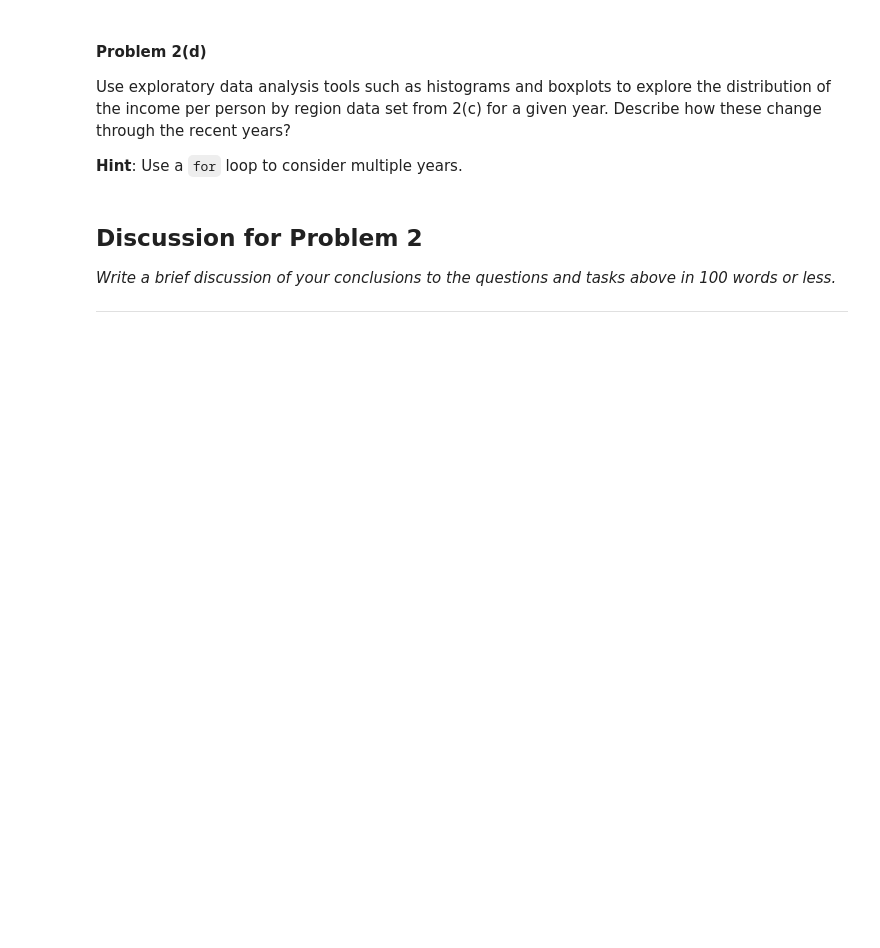
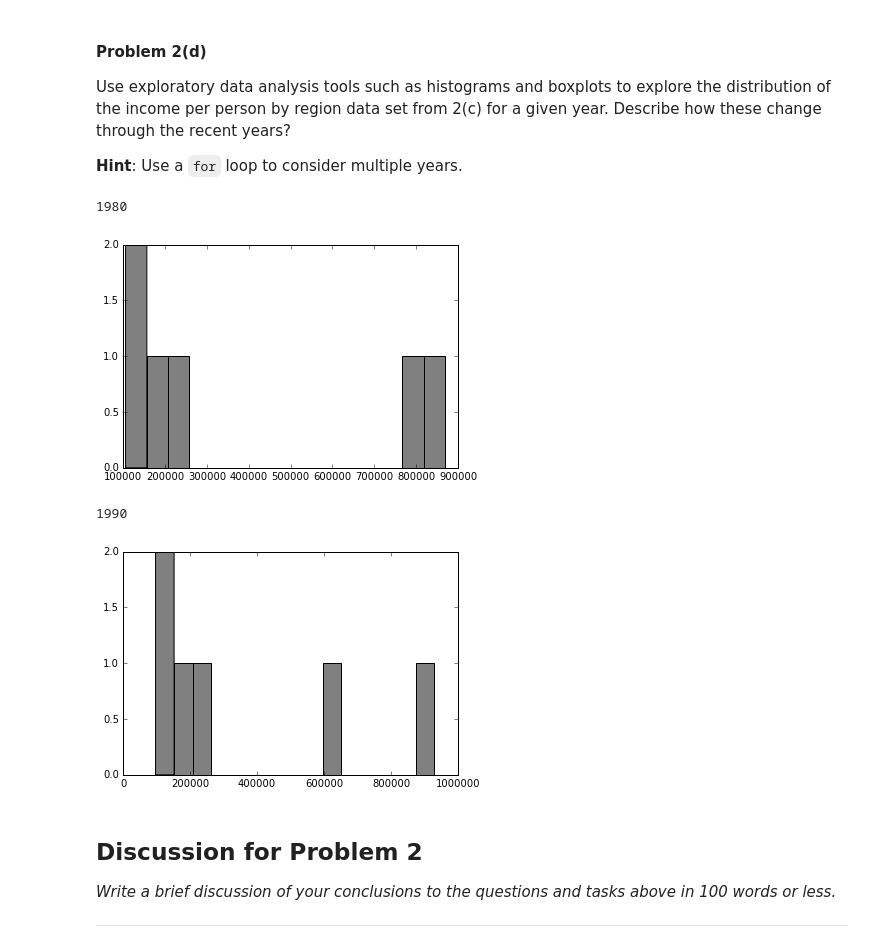
Before and after one commit to deep327/2014, a Jupyter notebook: homework/HW1.ipynb, the cells around one changed output. Drawn from its saved outputs; the diff is of its cells as text; code cells hidden in the pictures; blank space fills up the shorter version.

```diff
--- a/homework/HW1.ipynb
+++ b/homework/HW1.ipynb
@@ -286,3 +309,14 @@ Example
 >>> mergeByYear(2010)
 """
 #your code here
+
+def mergeByYear(year):
+    data = pd.merge(countries, income,left_on='Country',right_on='GDP per capita', how='inner')
+    data.drop('GDP per capita',1, inplace=True)
+    col_list = ['Country', 'Region', year]
+    #print col_list
+    data1 = data[col_list]
+    data1.columns = ["Country", "Region", "Income"]
+    return data1
+
+mergeByYear(2001).head()
@@ -288,0 +330,5 @@ Example
+# %%
+#Group by Region
+data1.head()
+totalincome = data1.groupby(['Region'], as_index= False).sum()
+totalincome
@@ -297,3 +349,20 @@ Use exploratory data analysis tools such as histograms and boxplots to explore t
+# %%
+#your code here
+years = np.arange(1980,2000,10)
+
+for yr in years:
+    print yr
+    data = mergeByYear(yr)
+    totalincome = data.groupby(['Region'], as_index= False).sum()
+    #print data.head()
+    #print totalincome.head()
+    plt.hist(totalincome['Income'].values , bins = 15,color="grey" )
+    plt.show()
+# %% [output]
+1980
+[figure, added]
+1990
+[figure, added]
 # %% [markdown]
 ## Discussion for Problem 2
 
```
Also changed, not shown: parts of 10 cells of this notebook.
